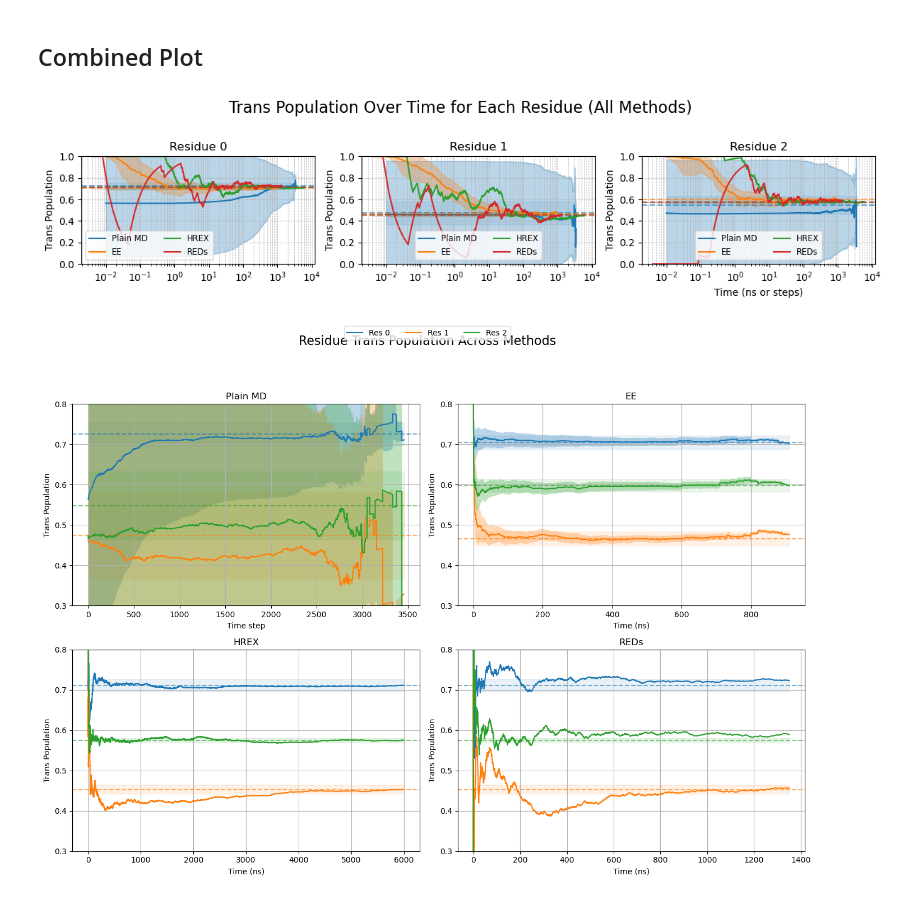
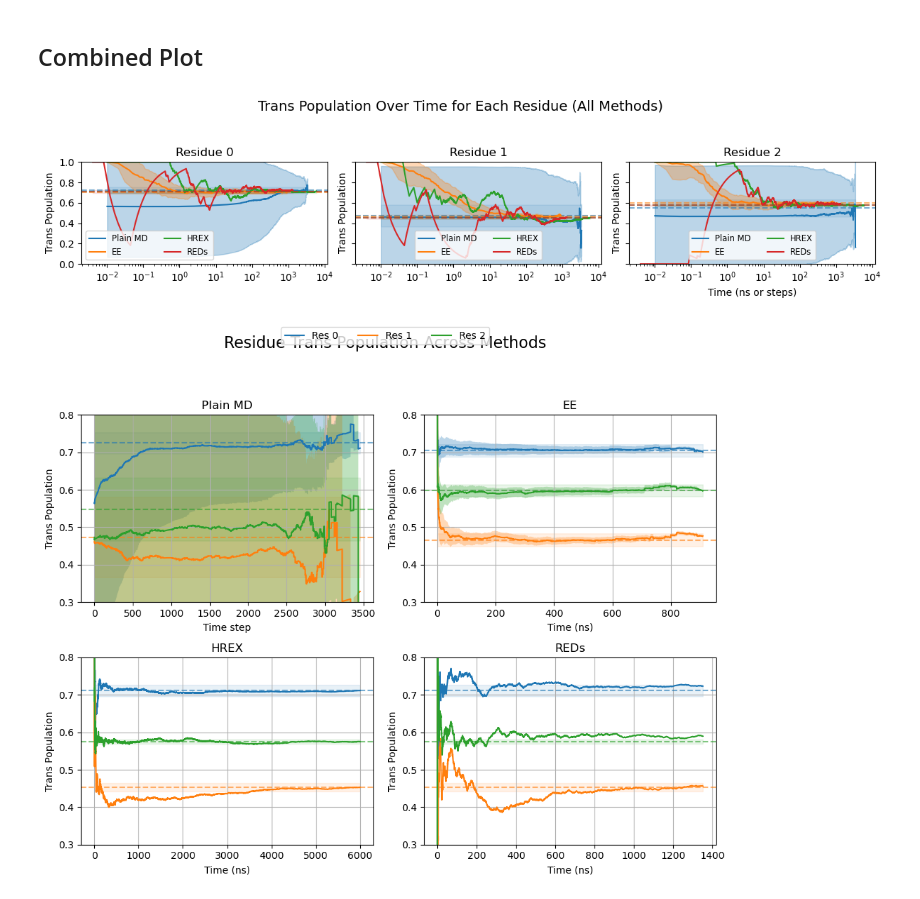
Before and after one commit to starwingc/peptoid_ESM, a Jupyter notebook: Analysis/population_over_time_res_all.ipynb, the cells around one changed output. Cells and saved outputs as stored; diff of their text form; code cells hidden in the pictures.

```diff
--- a/Analysis/population_over_time_res_all.ipynb
+++ b/Analysis/population_over_time_res_all.ipynb
@@ -314,7 +314,7 @@ time_hrex = np.arange(1, hrex_population_mean.shape[2] + 1) * 0.01
 time_reds = np.arange(1, reds_population_mean.shape[2] + 1) * 0.004
 
 # Create 1x3 subplot layout
-fig, axes = plt.subplots(1, 3, figsize=(12, 3), sharex=False)
+fig, axes = plt.subplots(1, 3, figsize=(12, 3), sharey=True)
 axes = axes.flatten()
 
 for res in range(res_num):
@@ -327,9 +327,9 @@ for res in range(res_num):
     ref_yerr = plain_md_trans_refer_err[:, res]
 
     ax.plot(time_md, mean, label='Plain MD', color=colors[0])
-    ax.fill_between(time_md, mean - std, mean + std, color=colors[0], alpha=0.3)
+    ax.fill_between(time_md, mean - std, mean + std, color=colors[0], alpha=0.3, rasterized=True)
     ax.axhline(ref_y, linestyle='--', color=colors[0], alpha=0.6)
-    ax.fill_between(time_md, ref_y - ref_yerr, ref_y + ref_yerr, color=colors[0], alpha=0.1)
+    ax.fill_between(time_md, ref_y - ref_yerr, ref_y + ref_yerr, color=colors[0], alpha=0.1, rasterized=True)
 
     # --- EE ---
     mean = ee_population_mean[res, thermal, 1, :]
@@ -338,9 +338,9 @@ for res in range(res_num):
     ref_yerr = ee_trans_refer_err[thermal, res]
 
     ax.plot(time_ee, mean, label='EE', color=colors[1])
-    ax.fill_between(time_ee, mean - std, mean + std, color=colors[1], alpha=0.3)
+    ax.fill_between(time_ee, mean - std, mean + std, color=colors[1], alpha=0.3, rasterized=True)
     ax.axhline(ref_y, linestyle='--', color=colors[1], alpha=0.6)
-    ax.fill_between(time_ee, ref_y - ref_yerr, ref_y + ref_yerr, color=colors[1], alpha=0.1)
+    ax.fill_between(time_ee, ref_y - ref_yerr, ref_y + ref_yerr, color=colors[1], alpha=0.1, rasterized=True)
 
     # --- HREX ---
     mean = hrex_population_mean[thermal, res, :]
@@ -349,7 +349,7 @@ for res in range(res_num):
 
     ax.plot(time_hrex, mean, label='HREX', color=colors[2])
     ax.axhline(ref_y, linestyle='--', color=colors[2], alpha=0.6)
-    ax.fill_between(time_hrex, ref_y - ref_yerr, ref_y + ref_yerr, color=colors[2], alpha=0.1)
+    ax.fill_between(time_hrex, ref_y - ref_yerr, ref_y + ref_yerr, color=colors[2], alpha=0.1, rasterized=True)
 
     # --- REDs ---
     mean = reds_population_mean[thermal, res, :]
@@ -358,7 +358,7 @@ for res in range(res_num):
 
     ax.plot(time_reds, mean, label='REDs', color=colors[3])
     ax.axhline(ref_y, linestyle='--', color=colors[3], alpha=0.6)
-    ax.fill_between(time_reds, ref_y - ref_yerr, ref_y + ref_yerr, color=colors[3], alpha=0.1)
+    ax.fill_between(time_reds, ref_y - ref_yerr, ref_y + ref_yerr, color=colors[3], alpha=0.1, rasterized=True)
 
     # Axes formatting
     ax.set_title(f'Residue {res}')
@@ -367,15 +367,21 @@ for res in range(res_num):
     if use_ylim:
         ax.set_ylim(ylim_low, ylim_high)
     ax.set_ylabel("Trans Population")
-    ax.grid(True, which='both', linestyle='--', linewidth=0.5)
     ax.legend(fontsize='small', ncol=2)
 
 axes[-1].set_xlabel("Time (ns or steps)")
-plt.suptitle("Trans Population Over Time for Each Residue (All Methods)", fontsize=16)
-plt.tight_layout(rect=[0, 0, 1, 0.96])
+
+# Suptitle before tight_layout
+plt.suptitle("Trans Population Over Time for Each Residue (All Methods)", fontsize=14)
+
+# Use tight_layout after suptitle to avoid overlap
+plt.tight_layout(rect=[0, 0, 1, 0.92])
+
+# Save PNG
+plt.savefig("fig/population_over_time_all_res_log_scale.png", dpi=300)
 plt.show()
 # %% [output]
-[figure, old version]
+[figure, new version]
 # %%
 import matplotlib.pyplot as plt
 import numpy as np
@@ -394,7 +400,7 @@ time_hrex = np.arange(hrex_population_mean.shape[2]) * 0.01
 time_reds = np.arange(reds_population_mean.shape[2]) * 0.004
 
 # Create 2x2 subplot grid
-fig, axes = plt.subplots(2, 2, figsize=(14, 10))
+fig, axes = plt.subplots(2, 2, figsize=(10, 8))
 axes = axes.flatten()
 
 # --- Plot 1: Plain MD ---
@@ -449,31 +455,32 @@ for res in range(res_num):
 ax.set_title("HREX")
 ax.set_xlabel("Time (ns)")
 ax.set_ylabel("Trans Population")
 if use_ylim: ax.set_ylim(ylim_low, ylim_high)
 ax.grid(True)
 
 # --- Plot 4: REDs ---
 ax = axes[3]
 for res in range(res_num):
     mean = reds_population_mean[thermal, res, :]
     ref_y = trans_refer_array[thermal, res]
     ref_yerr = trans_refer_err_array[thermal, res]
 
     ax.plot(time_reds, mean, label=f"Res {res}")
     ax.axhline(y=ref_y, linestyle='--', color=f'C{res}', alpha=0.6)
     ax.fill_between(time_reds, ref_y - ref_yerr, ref_y + ref_yerr, color=f'C{res}', alpha=0.1)
 
 ax.set_title("REDs")
 ax.set_xlabel("Time (ns)")
 ax.set_ylabel("Trans Population")
 if use_ylim: ax.set_ylim(ylim_low, ylim_high)
 ax.grid(True)
 
 # Shared legend and layout
 handles, labels = ax.get_legend_handles_labels()
 fig.legend(handles, labels, loc='upper center', ncol=3, fontsize='medium')
 plt.suptitle("Residue Trans Population Across Methods", fontsize=16)
 plt.tight_layout(rect=[0, 0, 1, 0.93])
+plt.savefig("fig/population_over_time_all_res.png", dpi=300)
 plt.show()
 # %% [output]
-[figure, old version]
+[figure, new version]
```
Also changed, not shown: 1 other file.
